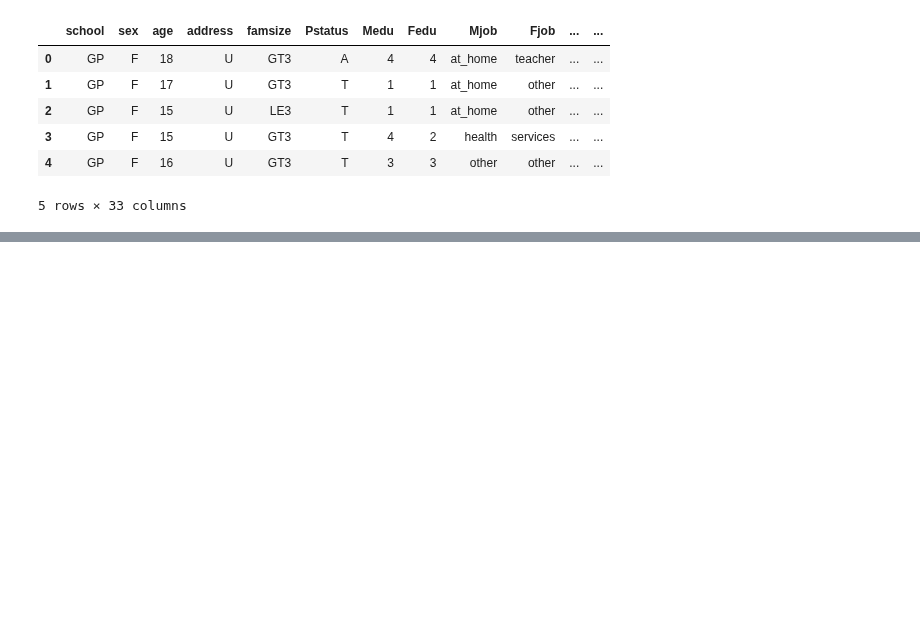
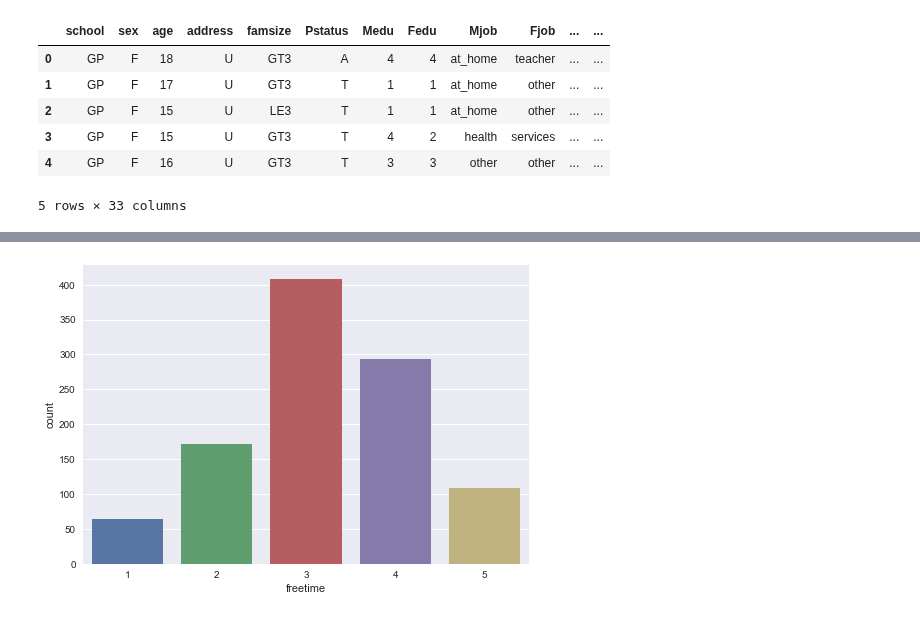
Before and after one commit to kunalnpandey/Stylumia-Internship-Drive, a Jupyter notebook: Machine Learning/Problem_2/Problem_2.ipynb, the cells around one changed output, grey strips where cells are left out. Saved outputs shown, nothing was run; the diff lists cells and outputs as text; code cells hidden in the pictures; blank space fills up the shorter version.

```diff
--- a/Machine Learning/Problem_2/Problem_2.ipynb
+++ b/Machine Learning/Problem_2/Problem_2.ipynb
@@ -44,0 +113,6 @@ math.head()
+# %%
+#distribution across freetime
+sns.countplot(x='freetime',data=math)
+plt.show()
+# %% [output]
+[figure, added]
```
Also changed, not shown: parts of 61 cells of this notebook.
